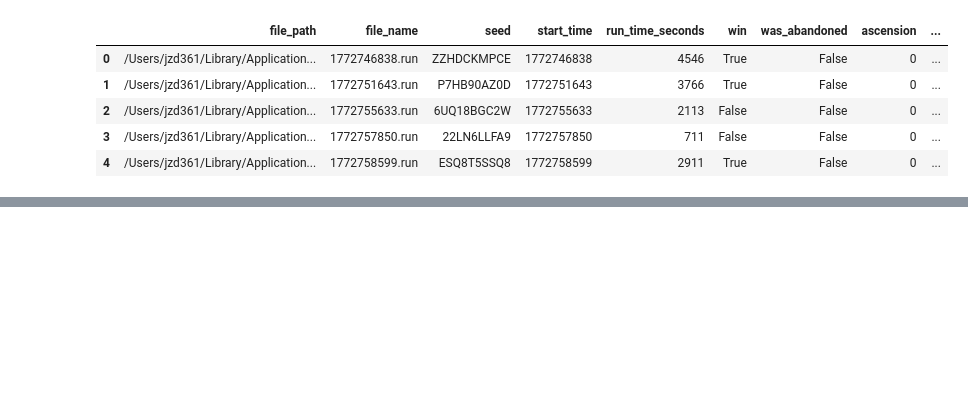
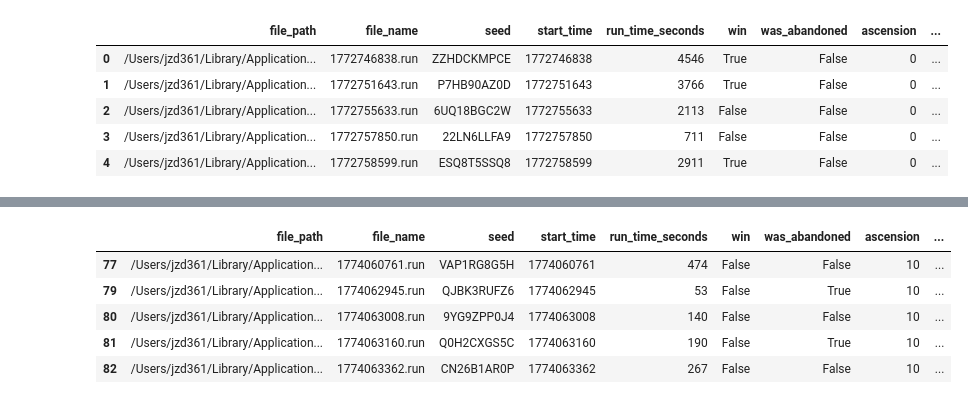
Before and after one commit to robert-juang/SlayTheSpire2_Visualization, a Jupyter notebook: test.ipynb, the cells around one changed output, grey strips where cells are left out. Drawn from its saved outputs; the diff is of its cells as text; code cells hidden in the pictures; blank space fills up the shorter version.

```diff
--- a/test.ipynb
+++ b/test.ipynb
@@ -226,0 +307,9 @@ ValueError: All arrays must be of the same length
+# %%
+df[(df["character"] == "CHARACTER.IRONCLAD") & (df["win"]==False) & (df["ascension"]==10) & (df["act2_enemy_count"]==0)].head()
+# %% [output]
+|  | file_path | file_name | seed | start_time | run_time_seconds | win | was_abandoned | ascension | ... |
+| 77 | /Users/jzd361/Library/Application... | 1774060761.run | VAP1RG8G5H | 1774060761 | 474 | False | False | 10 | ... |
+| 79 | /Users/jzd361/Library/Application... | 1774062945.run | QJBK3RUFZ6 | 1774062945 | 53 | False | True | 10 | ... |
+| 80 | /Users/jzd361/Library/Application... | 1774063008.run | 9YG9ZPP0J4 | 1774063008 | 140 | False | False | 10 | ... |
+| 81 | /Users/jzd361/Library/Application... | 1774063160.run | Q0H2CXGS5C | 1774063160 | 190 | False | True | 10 | ... |
+| 82 | /Users/jzd361/Library/Application... | 1774063362.run | CN26B1AR0P | 1774063362 | 267 | False | False | 10 | ... |
```
Also changed, not shown: parts of 27 cells of this notebook.
